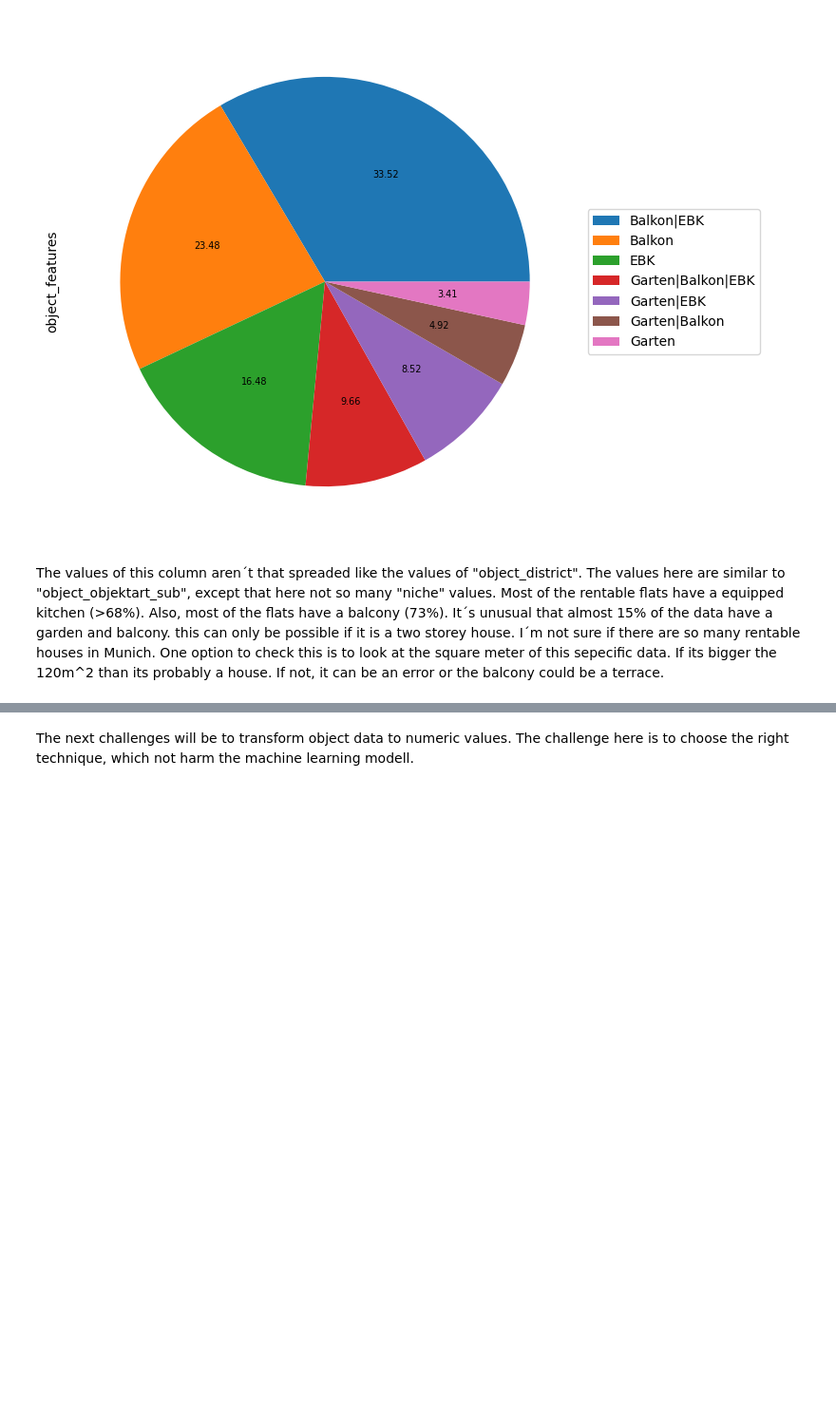
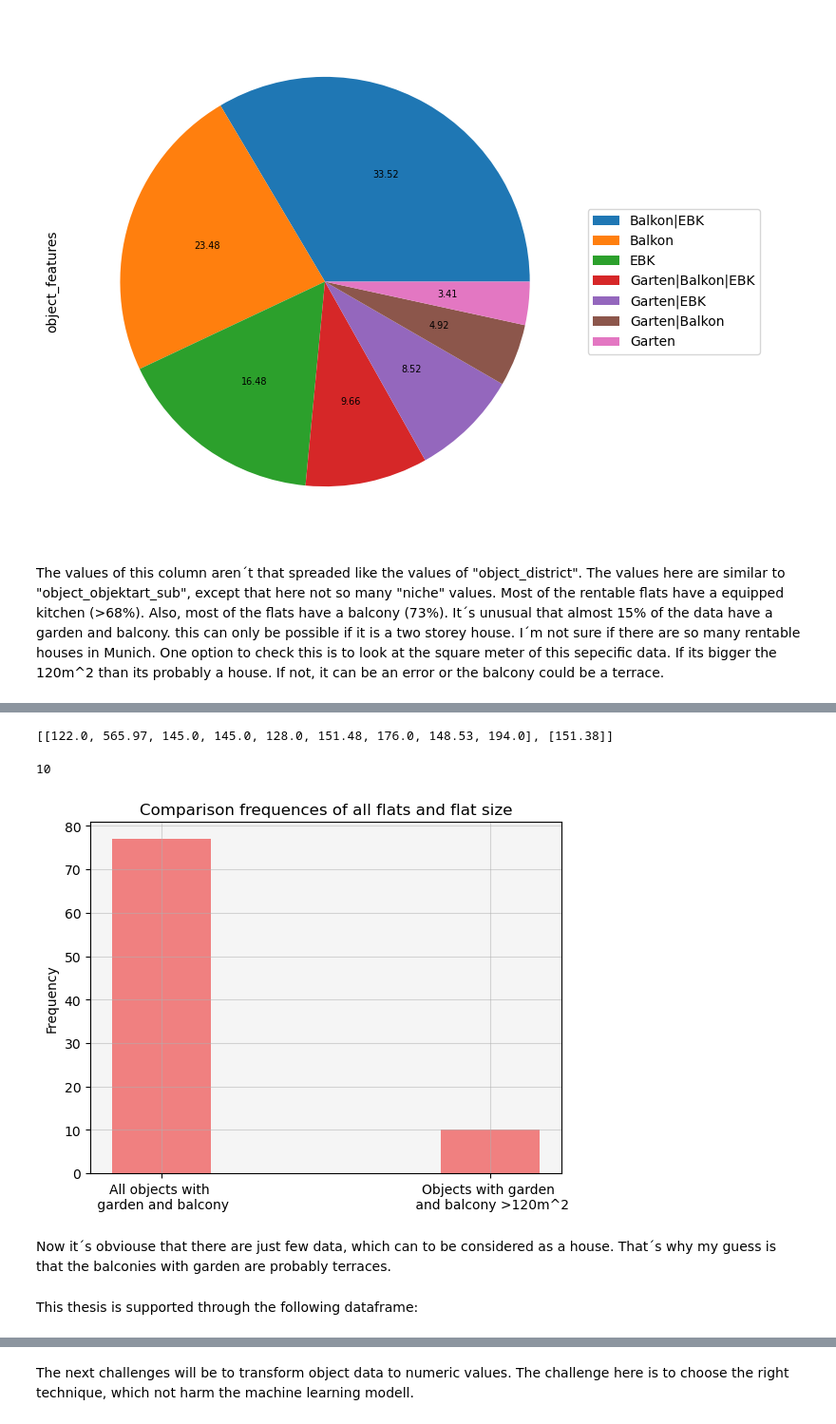
Before and after one commit to maximkiesel1/Machine_Learning_Rent_Prediction, a Jupyter notebook: Part_Two_EDA.ipynb, the cells around one changed output, grey strips where cells are left out. Shown: that part at 95% size. Saved outputs shown, nothing was run; the diff lists cells and outputs as text; code cells hidden in the pictures; blank space fills up the shorter version.

```diff
--- a/Part_Two_EDA.ipynb
+++ b/Part_Two_EDA.ipynb
@@ -350,0 +354,24 @@ Now it´s obviouse that there are just few data, which can to be considered as a
+# %%
+values_120sqm
+# %% [output]
+[[122.0, 565.97, 145.0, 145.0, 128.0, 151.48, 176.0, 148.53, 194.0], [151.38]]
+# %%
+len(values_120sqm[0])+len(values_120sqm[1])
+# %% [output]
+10
+# %%
+ax = plt.axes()
+plt.bar(x=["All objects with \n garden and balcony", "Objects with garden \n and balcony >120m^2"],
+        height=[len(df5[df5["object_features"] == "Garten|Balkon|EBK"])+len(df5[df5["object_features"]
+        == "Garten|Balkon"]), len(values_120sqm[0])+len(values_120sqm[1])], color="lightcoral", width=0.3)
+plt.title("Comparison frequences of all flats and flat size")
+ax.set_facecolor("whitesmoke")
+plt.ylabel("Frequency")
+plt.grid(alpha=0.5)
+plt.show()
+# %% [output]
+[figure, added]
+# %% [markdown]
+Now it´s obviouse that there are just few data, which can to be considered as a house. That´s why my guess is that the balconies with garden are probably terraces.
+# %% [markdown]
+This thesis is supported through the following dataframe:
```
Also changed, not shown: parts of 53 cells of this notebook.
